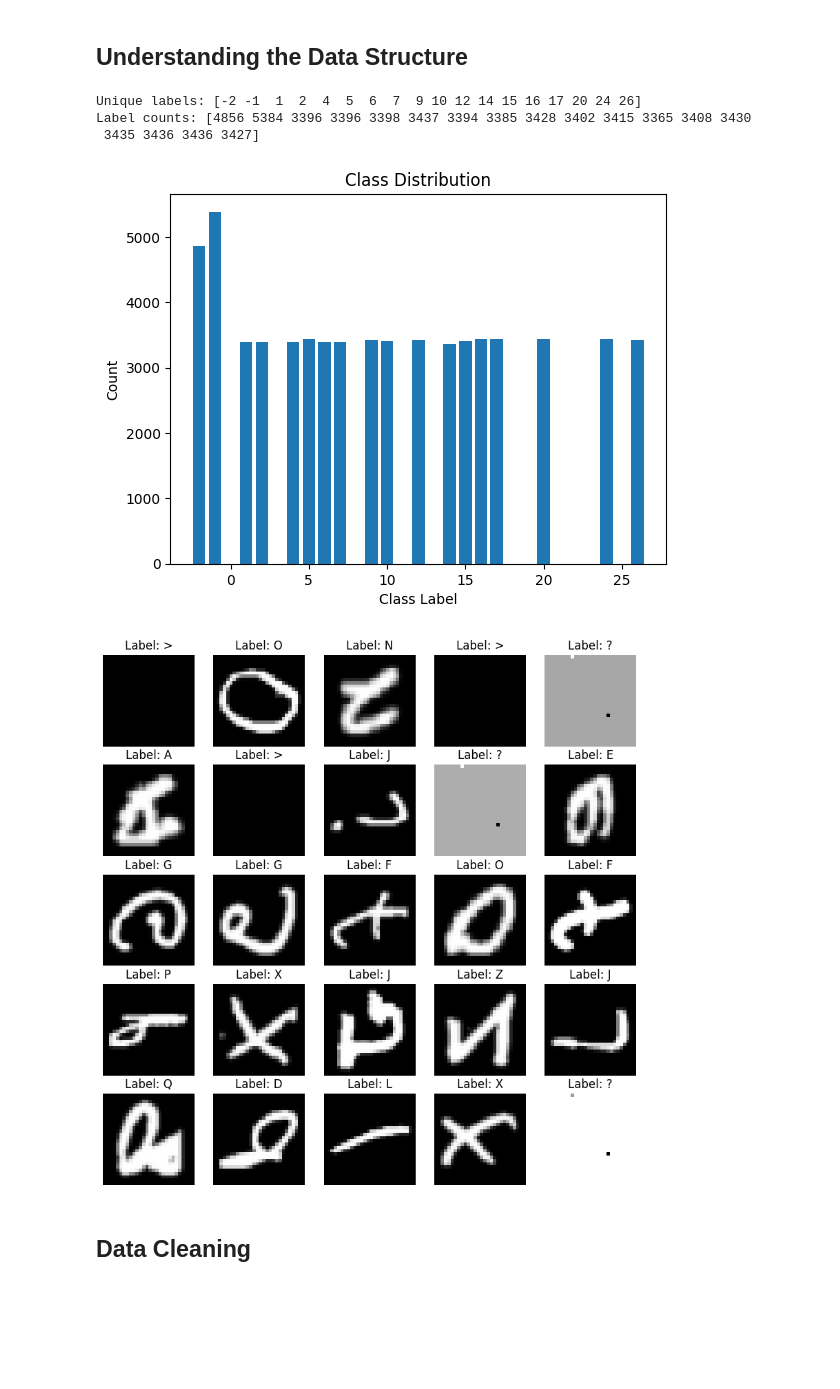
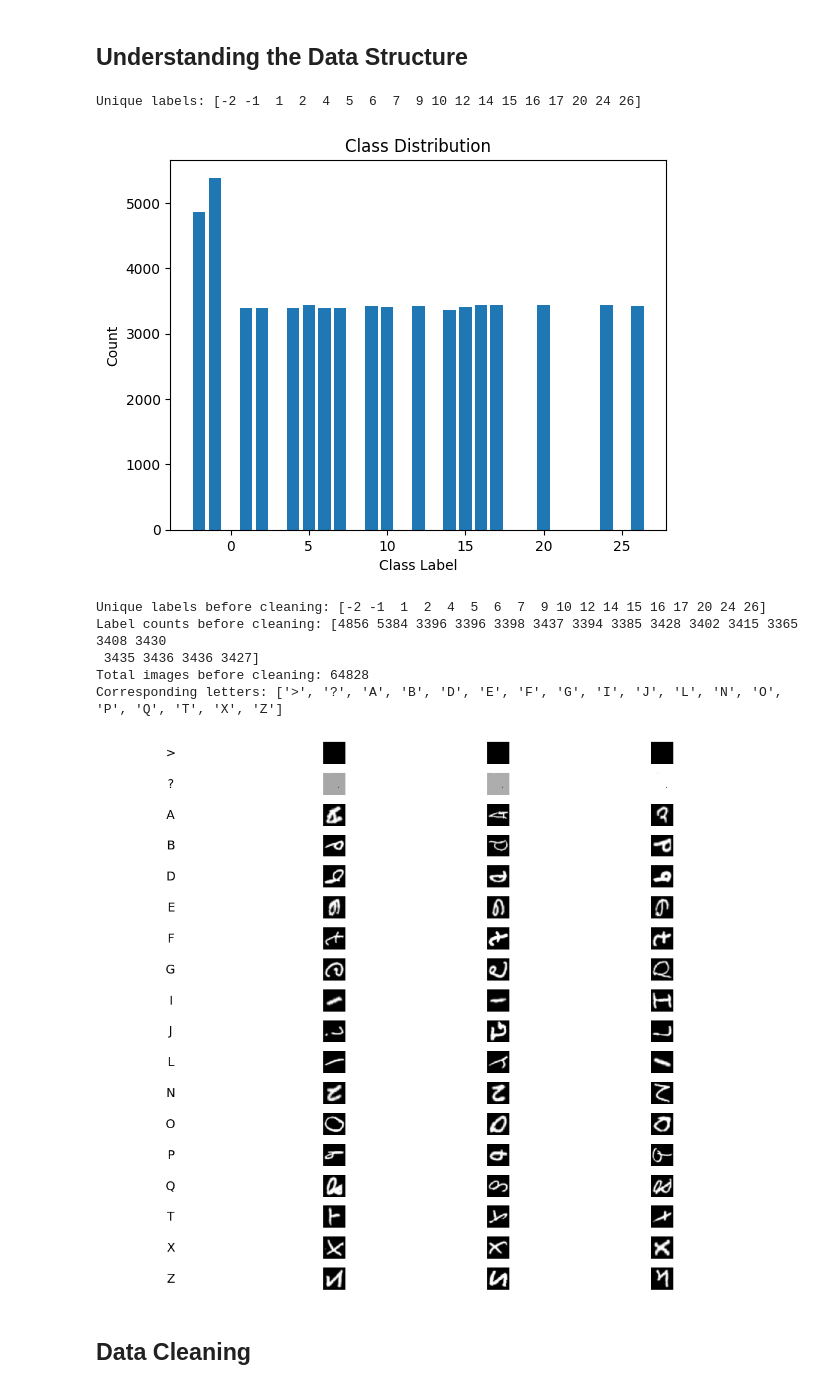
Before and after one commit to 4ndrrw/EMNIST-Letter-Generation-GAN, a Jupyter notebook: partA.ipynb, the cells around one changed output. Drawn from its saved outputs; the diff is of its cells as text; code cells hidden in the pictures; blank space fills up the shorter version.

```diff
--- a/partA.ipynb
+++ b/partA.ipynb
@@ -34,7 +32,6 @@ pixels = data.iloc[:, 1:].values
 # Check label distribution
 unique_labels, counts = np.unique(labels, return_counts=True)
 print(f"Unique labels: {unique_labels}")
-print(f"Label counts: {counts}")
 
 # Visualize class distribution
 plt.bar(unique_labels, counts)
@@ -42,26 +39,58 @@ plt.title('Class Distribution')
 plt.xlabel('Class Label')
 plt.ylabel('Count')
 plt.show()
+
+print(f"Unique labels before cleaning: {unique_labels}")
+print(f"Label counts before cleaning: {counts}")
+print(f"Total images before cleaning: {len(pixels)}")
+print(f"Corresponding letters: {[chr(l+64) for l in unique_labels]}")
 # %% [output]
 Unique labels: [-2 -1  1  2  4  5  6  7  9 10 12 14 15 16 17 20 24 26]
-Label counts: [4856 5384 3396 3396 3398 3437 3394 3385 3428 3402 3415 3365 3408 3430
- 3435 3436 3436 3427]
 [figure]
+Unique labels before cleaning: [-2 -1  1  2  4  5  6  7  9 10 12 14 15 16 17 20 24 26]
+Label counts before cleaning: [4856 5384 3396 3396 3398 3437 3394 3385 3428 3402 3415 3365 3408 3430
+ 3435 3436 3436 3427]
+Total images before cleaning: 64828
+Corresponding letters: ['>', '?', 'A', 'B', 'D', 'E', 'F', 'G', 'I', 'J', 'L', 'N', 'O', 'P', 'Q', 'T', 'X', 'Z']
 # %%
 # Reshape and normalize
 images = pixels.reshape(-1, 28, 28, 1).astype('float32')
 images = (images - 127.5) / 127.5  # Normalize to [-1, 1]
-
-# Visualize some samples
-plt.figure(figsize=(10, 10))
-for i in range(25):
-    plt.subplot(5, 5, i+1)
-    plt.imshow(images[i].squeeze(), cmap='gray')
-    plt.title(f"Label: {chr(labels[i]+64)}")
-    plt.axis('off')
-plt.show()
-# %% [output]
-[figure, removed]
+# %%
+import math
+
+# Get all unique class labels
+unique_labels_to_show = np.sort(np.unique(labels))
+num_classes = len(unique_labels_to_show)
+
+# Set number of columns and compute required rows dynamically
+cols = 4
+rows = math.ceil(num_classes / cols)
+
+plt.figure(figsize=(cols * 3.2, rows * 2.5))  # Adjust figure size
+
+for idx, class_label in enumerate(unique_labels_to_show):
+    class_indices = np.nonzero(labels == class_label)[0][:3]
+
+    grid_row = idx // cols
+    grid_col = idx % cols
+    base_plot = (grid_row * cols + grid_col) * 4  # 4 subplots per class
+
+    # Label subplot
+    plt.subplot(rows * cols, 4, base_plot + 1)
+    plt.text(0.5, 0.5, f"{chr(class_label + 64)}", fontsize=14, ha='center', va='center')
+    plt.axis('off')
+
+    # Show 3 example images
+    for i, img_idx in enumerate(class_indices):
+        plt.subplot(rows * cols, 4, base_plot + i + 2)
+        plt.imshow(images[img_idx].squeeze(), cmap='gray')
+        plt.axis('off')
+
+plt.subplots_adjust(wspace=0.2, hspace=0.4)
+plt.show()
+# %% [output]
+[figure, added]
 # %% [markdown]
 ## Data Cleaning
 # %%
```
Also changed, not shown: parts of 9 cells of this notebook.
